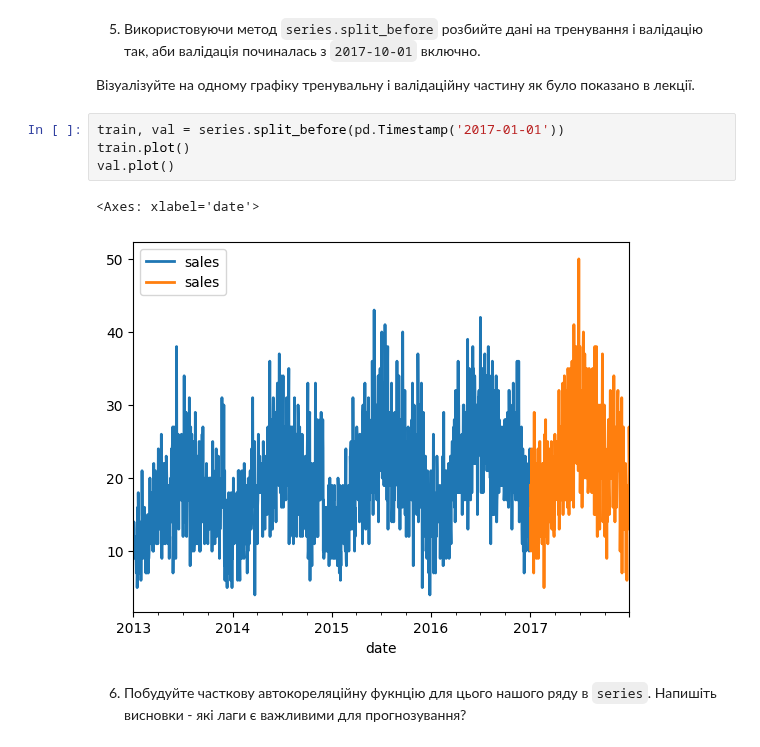
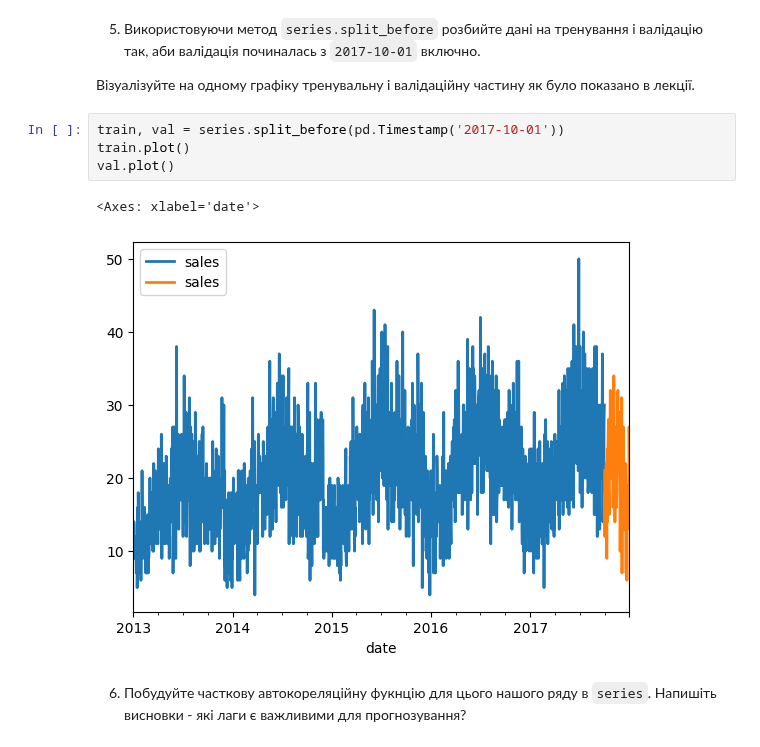
Before and after one commit to Bubukisapisa/ML_education, a Jupyter notebook: HW_2_5_Time_Series_Analysis.ipynb, the cells around one changed output. Saved outputs shown, nothing was run; the diff lists cells and outputs as text.

```diff
--- a/HW_2_5_Time_Series_Analysis.ipynb
+++ b/HW_2_5_Time_Series_Analysis.ipynb
@@ -236,12 +260,12 @@ series = TimeSeries.from_dataframe(df_it1_st1, value_cols='sales')
 
   Візуалізуйте на одному графіку тренувальну і валідаційну частину як було показано в лекції.
 # %%
-train, val = series.split_before(pd.Timestamp('2017-01-01'))
+train, val = series.split_before(pd.Timestamp('2017-10-01'))
 train.plot()
 val.plot()
 # %% [output]
 <Axes: xlabel='date'>
-[figure, old version]
+[figure, new version]
 # %% [markdown]
 6. Побудуйте часткову автокореляційну фукнцію для цього нашого ряду в `series`. Напишіть висновки - які лаги є важливими для прогнозування?
 # %%
```
Also changed, not shown: parts of 30 cells of this notebook.
